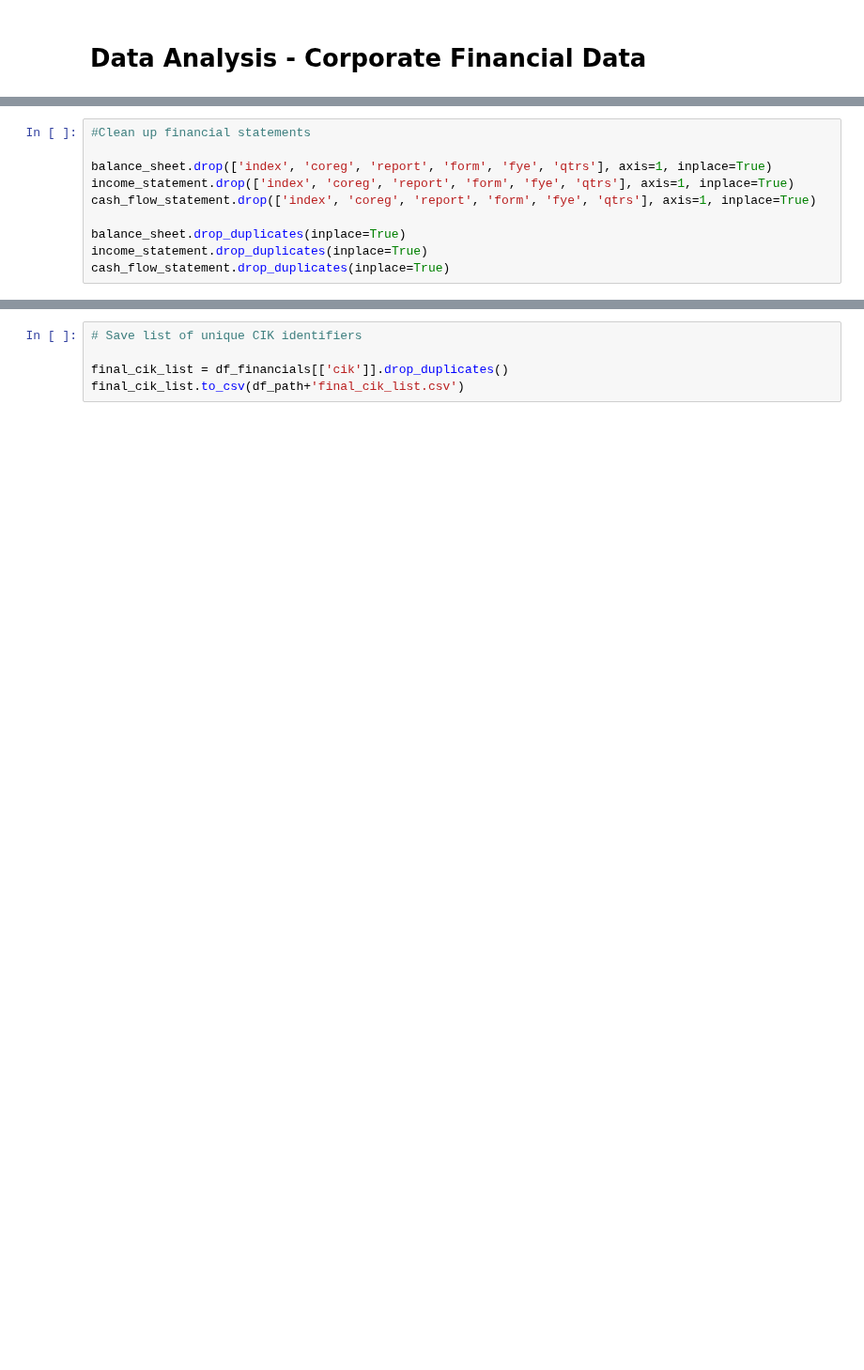
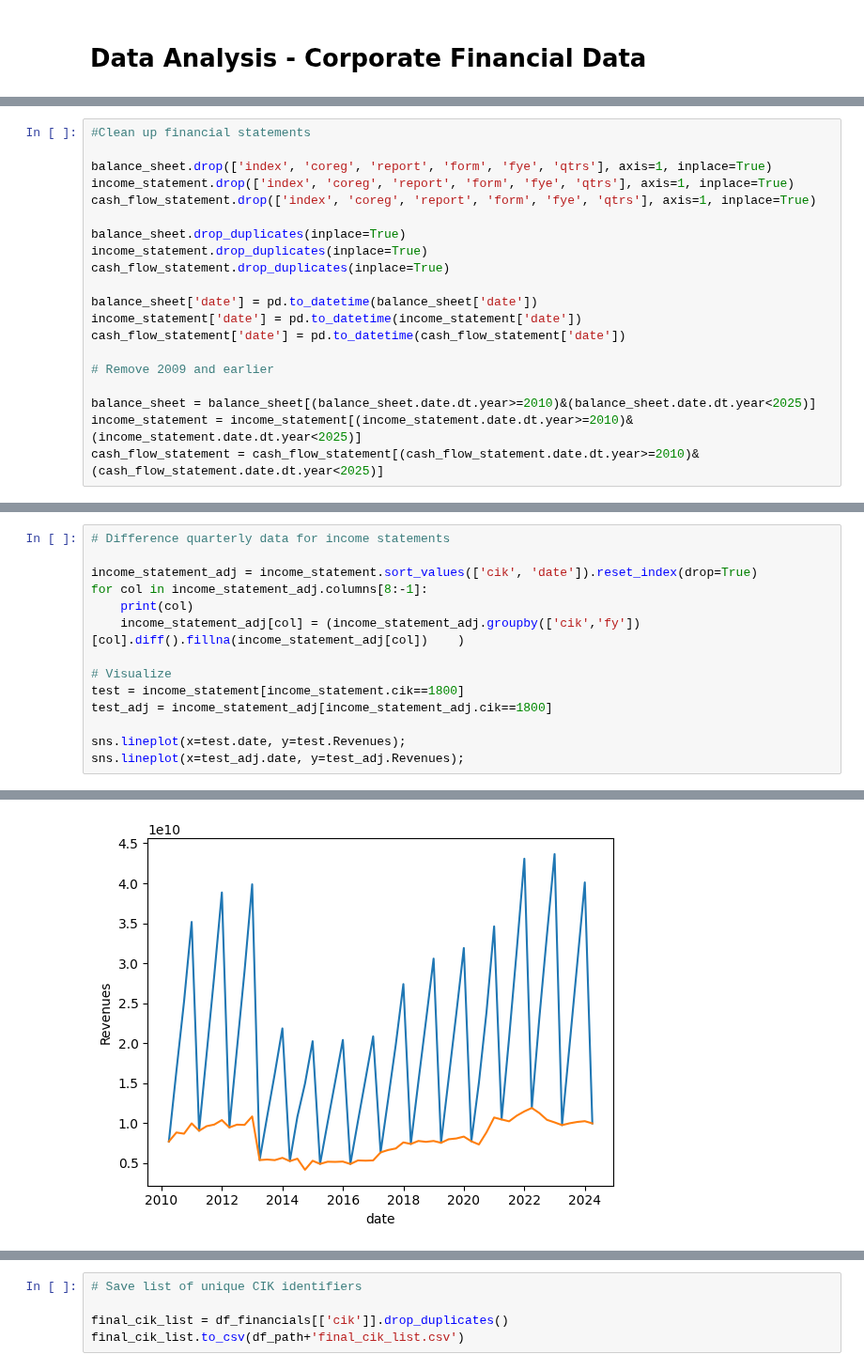
Before and after one commit to cnance09/Small-Cap-Scout, a Jupyter notebook: notebooks/Notebook_CN_2.ipynb, the cells around one changed output, grey strips where cells are left out. Shown at 94% size. Drawn from its saved outputs; the diff is of its cells as text; blank space fills up the shorter version.

```diff
--- a/notebooks/Notebook_CN_2.ipynb
+++ b/notebooks/Notebook_CN_2.ipynb
@@ -53,6 +62,16 @@ cash_flow_statement.drop(['index', 'coreg', 'report', 'form', 'fye', 'qtrs'], ax
 balance_sheet.drop_duplicates(inplace=True)
 income_statement.drop_duplicates(inplace=True)
 cash_flow_statement.drop_duplicates(inplace=True)
+
+balance_sheet['date'] = pd.to_datetime(balance_sheet['date'])
+income_statement['date'] = pd.to_datetime(income_statement['date'])
+cash_flow_statement['date'] = pd.to_datetime(cash_flow_statement['date'])
+
+# Remove 2009 and earlier
+
+balance_sheet = balance_sheet[(balance_sheet.date.dt.year>=2010)&(balance_sheet.date.dt.year<2025)]
+income_statement = income_statement[(income_statement.date.dt.year>=2010)&(income_statement.date.dt.year<2025)]
+cash_flow_statement = cash_flow_statement[(cash_flow_statement.date.dt.year>=2010)&(cash_flow_statement.date.dt.year<2025)]
 # %%
 print(f'{balance_sheet.shape = }, {income_statement.shape = }, {cash_flow_statement.shape = }')
 # %% [output]
@@ -87,0 +81,15 @@ NameError: name 'asis' is not defined
+# %%
+# Difference quarterly data for income statements
+
+income_statement_adj = income_statement.sort_values(['cik', 'date']).reset_index(drop=True)
+for col in income_statement_adj.columns[8:-1]:
+    print(col)
+    income_statement_adj[col] = (income_statement_adj.groupby(['cik','fy'])[col].diff().fillna(income_statement_adj[col])    )
+
+# Visualize
+test = income_statement[income_statement.cik==1800]
+test_adj = income_statement_adj[income_statement_adj.cik==1800]
+
+sns.lineplot(x=test.date, y=test.Revenues);
+sns.lineplot(x=test_adj.date, y=test_adj.Revenues);
+# %% [output]
@@ -88 +108,2 @@ NameError: name 'asis' is not defined
+[figure, added]
 # %%
```
Also changed, not shown: parts of 63 cells of this notebook.
